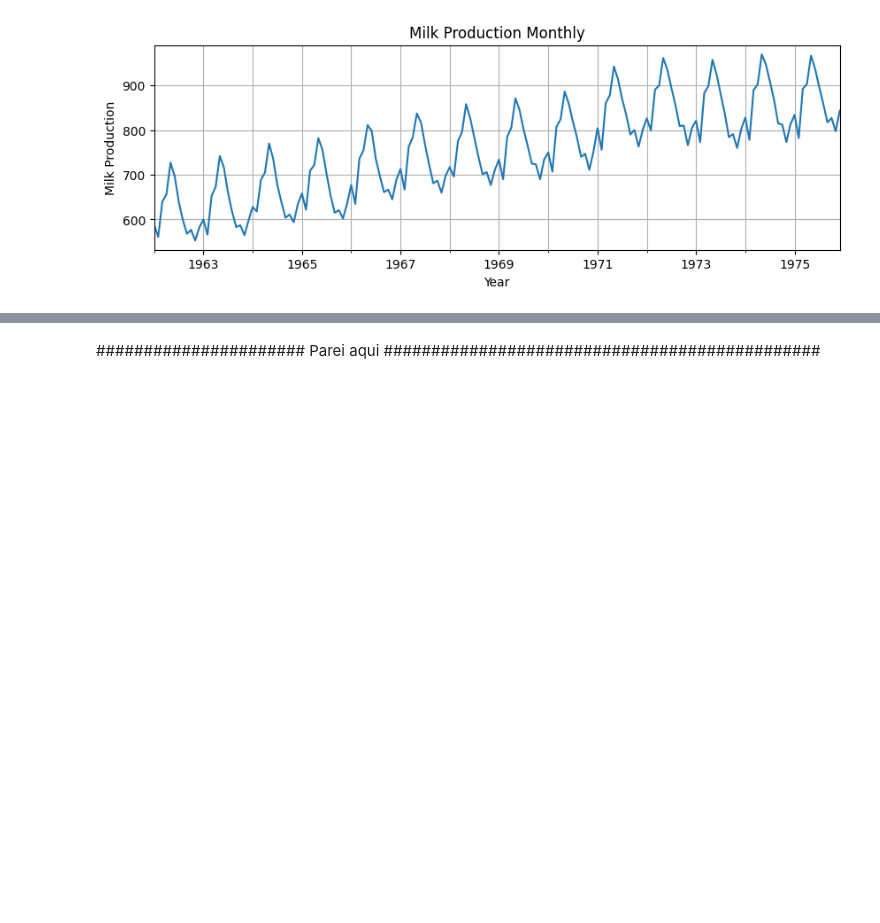
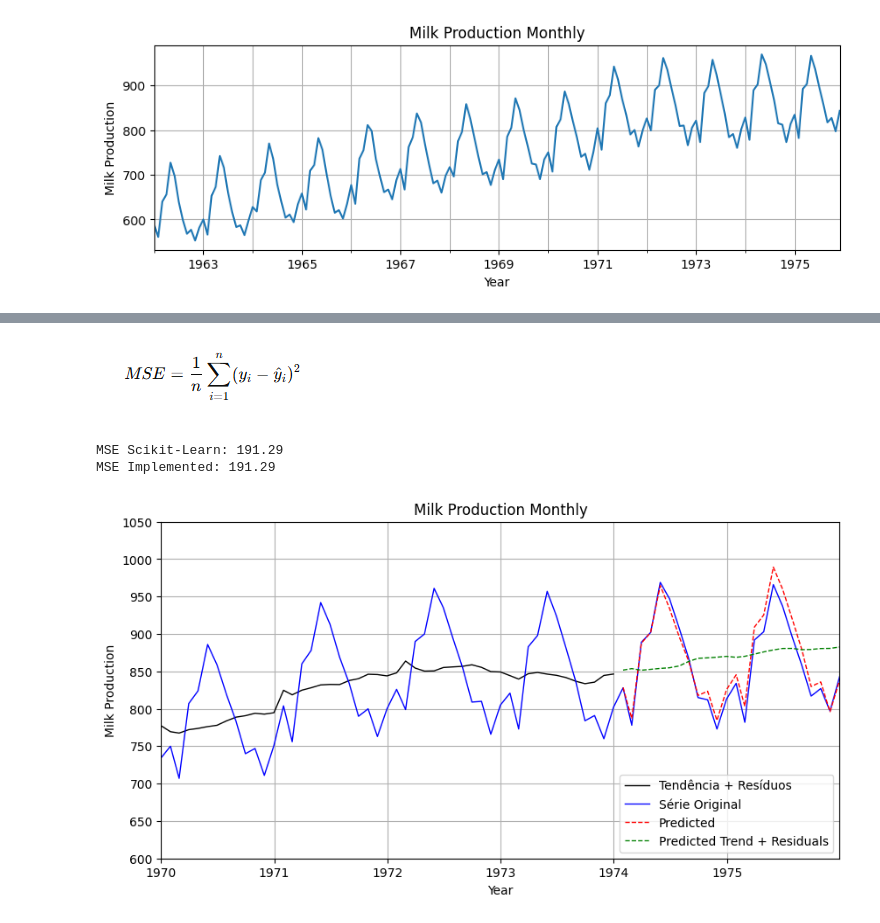
Before and after one commit to joaobotelho20/Universidade-time-series, a Jupyter notebook: Time Series List 2 - part 1.ipynb, the cells around one changed output, grey strips where cells are left out. Cells and saved outputs as stored; diff of their text form; code cells hidden in the pictures; blank space fills up the shorter version.

```diff
--- a/Time Series List 2 - part 1.ipynb
+++ b/Time Series List 2 - part 1.ipynb
@@ -100,2 +94,42 @@ Mean Squared Error (MSE): 191.29
-# %% [markdown]
-###################### Parei aqui ##############################################
+# %% [markdown]
+![image.png](attachment:image.png)
+# %%
+def mean_squared_error_implemented(y_true, y_pred):
+    """
+    Calcula o erro quadrático médio entre os valores reais e preditos.
+
+    Parâmetros:
+    - y_true: array-like, valores reais
+    - y_pred: array-like, valores preditos
+
+    Retorna:
+    - mse: float, erro quadrático médio
+    """
+    y_true, y_pred = np.array(y_true), np.array(y_pred)
+    return np.mean((y_true - y_pred) ** 2)
+
+
+# Avaliação do modelo
+mse = mean_squared_error(ts_test, ts_pred)
+mse_implemented = mean_squared_error_implemented(ts_test, ts_pred)
+print(f"MSE Scikit-Learn: {mse:.2f}")
+print(f"MSE Implemented: {mse_implemented:.2f}")
+# %% [output]
+MSE Scikit-Learn: 191.29
+MSE Implemented: 191.29
+# %%
+# Plotando a série temporal
+plt.figure(figsize=(10, 5))
+plt.plot(trend_resid, c="black", lw=1, label="Tendência + Resíduos")
+plt.plot(ts, c="blue", lw=1, label="Série Original")
+plt.plot(ts_test.index, ts_pred, label="Predicted", linestyle="dashed", color="red", lw=1)
+plt.plot(ts_pred_trend_resid, label="Predicted Trend + Residuals", linestyle="dashed", color="green", lw=1)
+plt.title("Milk Production Monthly")
+plt.xlim(pd.Timestamp("1970-01-01"), pd.Timestamp(f"{ts.index.max().year}-12-31"))
+plt.ylim(600,1050)
+plt.legend(loc="lower right")
+plt.xlabel("Year")
+plt.ylabel("Milk Production")
+plt.grid(which='both')
+# %% [output]
+[figure, added]
```
Also changed, not shown: parts of 2 cells of this notebook.
